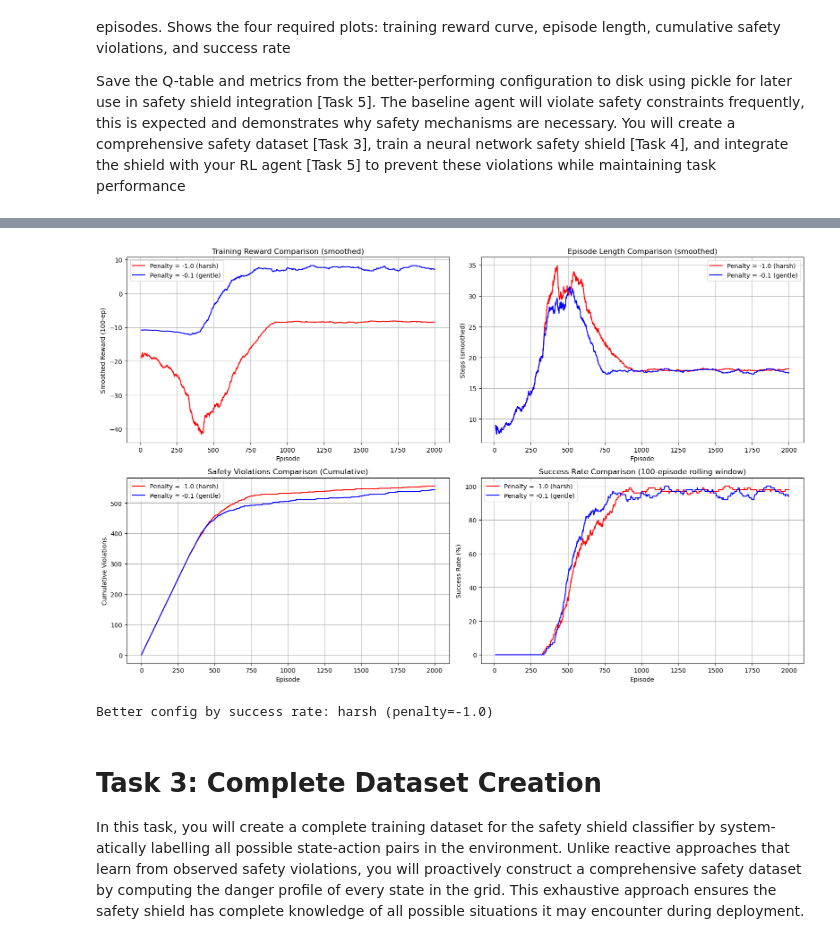
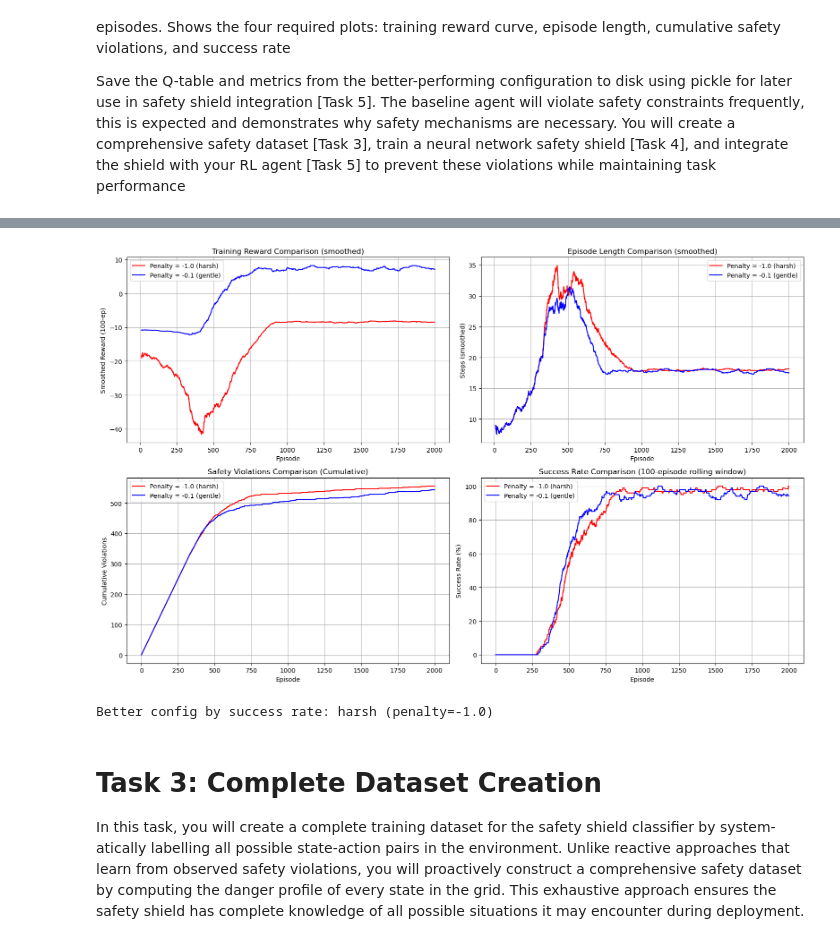
Before and after one commit to kurin0u0/9814, a Jupyter notebook: z5709922_assignment2/z5709922_assignment2.ipynb, the cells around one changed output, grey strips where cells are left out. Drawn from its saved outputs; the diff is of its cells as text; code cells hidden in the pictures.

```diff
--- a/z5709922_assignment2/z5709922_assignment2.ipynb
+++ b/z5709922_assignment2/z5709922_assignment2.ipynb
@@ -339,7 +339,7 @@ def train_q_learning(env: SafeGridWorld,
 def compute_metrics(results: Dict[str,Any]) -> Dict[str,Any]:
     ep = len(results['episode_rewards'])
     N = ep
-    M = int(np.floor(0.25 * N))  # last 25% as in original notebook
+    M = int(np.floor(0.25 * N))
     start_last = N - M if M>0 else 0
 
     rewards = results['episode_rewards']
@@ -347,28 +347,75 @@ def compute_metrics(results: Dict[str,Any]) -> Dict[str,Any]:
     violations = results['episode_violations']
     success = results['episode_success']
 
-    # Performance metrics over last M episodes (same policy as original)
-    success_rate = 100.0 * float(np.mean(success[start_last:]))  # %
-    avg_reward = float(np.mean(rewards[start_last:]))
-    avg_length = float(np.mean(lengths[start_last:]))
+    success_rate = 100.0 * float(np.mean(success[start_last:])) if M>0 else 0.0
+    avg_reward = float(np.mean(rewards[start_last:])) if M>0 else float(np.mean(rewards))
+    avg_length = float(np.mean(lengths[start_last:])) if M>0 else float(np.mean(lengths))
     total_violations = int(np.sum(violations))
 
     metrics = {
         'N': N,
         'M': M,
-        'success_rate_pct': success_rate,
+        'success_rate_pct': success_rate,   # training期间(含探索)的最后25%成功率（保留供参考）
         'avg_reward': avg_reward,
         'avg_length': avg_length,
-        'total_violations': total_violations,
-        'training_speed_eps_per_sec': results.get('training_speed_eps_per_sec', None),
-        'training_time_sec': results.get('training_time_sec', None)
+        'total_violations': total_violations
     }
     return metrics
+
+# -------------------------
+# 贪婪评估函数（用于公平比较：不带探索）
+# -------------------------
+def greedy_evaluate_Q(Q: np.ndarray, env: SafeGridWorld, episodes: int = 100, max_steps: int = 200) -> Dict[str,Any]:
+    returns = []
+    violations = []
+    successes = []
+    lengths = []
+    for ep in range(episodes):
+        s = env.reset()
+        total_r = 0.0
+        done = False
+        steps = 0
+        while (not done) and (steps < max_steps):
+            idx = state_to_index(s, env.grid_size)
+            a = int(np.argmax(Q[idx]))
+            s, r, done, info = env.step(a)
+            total_r += r
+            if info.get('event') == 'hazard':
+                violations.append(1)
+                successes.append(0)
+                break
+            if info.get('event') == 'goal':
+                successes.append(1)
+                violations.append(0)
+                break
+            steps += 1
+        else:
+            # episode ended by steps limit and no goal/hazard
+            successes.append(0)
+            violations.append(0)
+        returns.append(total_r)
+        lengths.append(steps+1)
+    return {
+        'returns': returns,
+        'violations': violations,
+        'successes': successes,
+        'lengths': lengths,
+        'success_pct': 100.0 * (sum(successes) / float(len(successes)))
+    }
+
+# -------------------------
+# 稳定的 rolling helper 与绘图（保留先前修正：对齐序列 & min_periods>1）
+# -------------------------
+def rolling_mean_arr(x: np.ndarray, window: int = 100) -> np.ndarray:
+    minp = max(2, int(max(2, window * 0.1)))  # at least 2, and at least 10% of window if window=100 -> 10
+    s = pd.Series(x)
+    return s.rolling(window=window, min_periods=minp).mean().to_numpy()
 
 def plot_comparisons(results_dict: Dict[str, Dict[str,Any]],
                      labels: Dict[str,str],
                      out_prefix: str = "qlearning_comparison"):
-    episodes = len(next(iter(results_dict.values()))['episode_rewards'])
+    # 对齐所有结果（取最长序列长度），避免短序列导致滚动平均错位
+    episodes = max(len(v['episode_rewards']) for v in results_dict.values())
     x = np.arange(1, episodes + 1)
 
     color_map = {'harsh': 'red', 'gentle': 'blue'}
@@ -409,8 +456,9 @@ def plot_comparisons(results_dict: Dict[str, Dict[str,Any]],
     plt.subplot(2,2,4)
     for key, res in results_dict.items():
         s = pd.Series(res['episode_success'])
-        # enforce window=100 but use min_periods = max(1, 10) to reduce initial jitter
-        success_rate_window = s.rolling(window=100, min_periods=max(1,int(100*0.1))).mean() * 100.0
+        success_rate_window = (
+            s.rolling(window=100, min_periods=10, center=True)
+            .mean() * 100.0)
         plt.plot(x, success_rate_window, label=labels[key], color=color_map.get(key,'black'))
     plt.title("Success Rate Comparison (100-episode rolling window)")
     plt.xlabel("Episode")
@@ -532,4 +580,4 @@ Metrics for penalty -1.0:
-[figure, old version]
+[figure, new version]
 Better config by success rate: harsh (penalty=-1.0)
 # %% [markdown]
 # Task 3: Complete Dataset Creation
```
Also changed, not shown: parts of 2 cells of this notebook, 3 other files.
